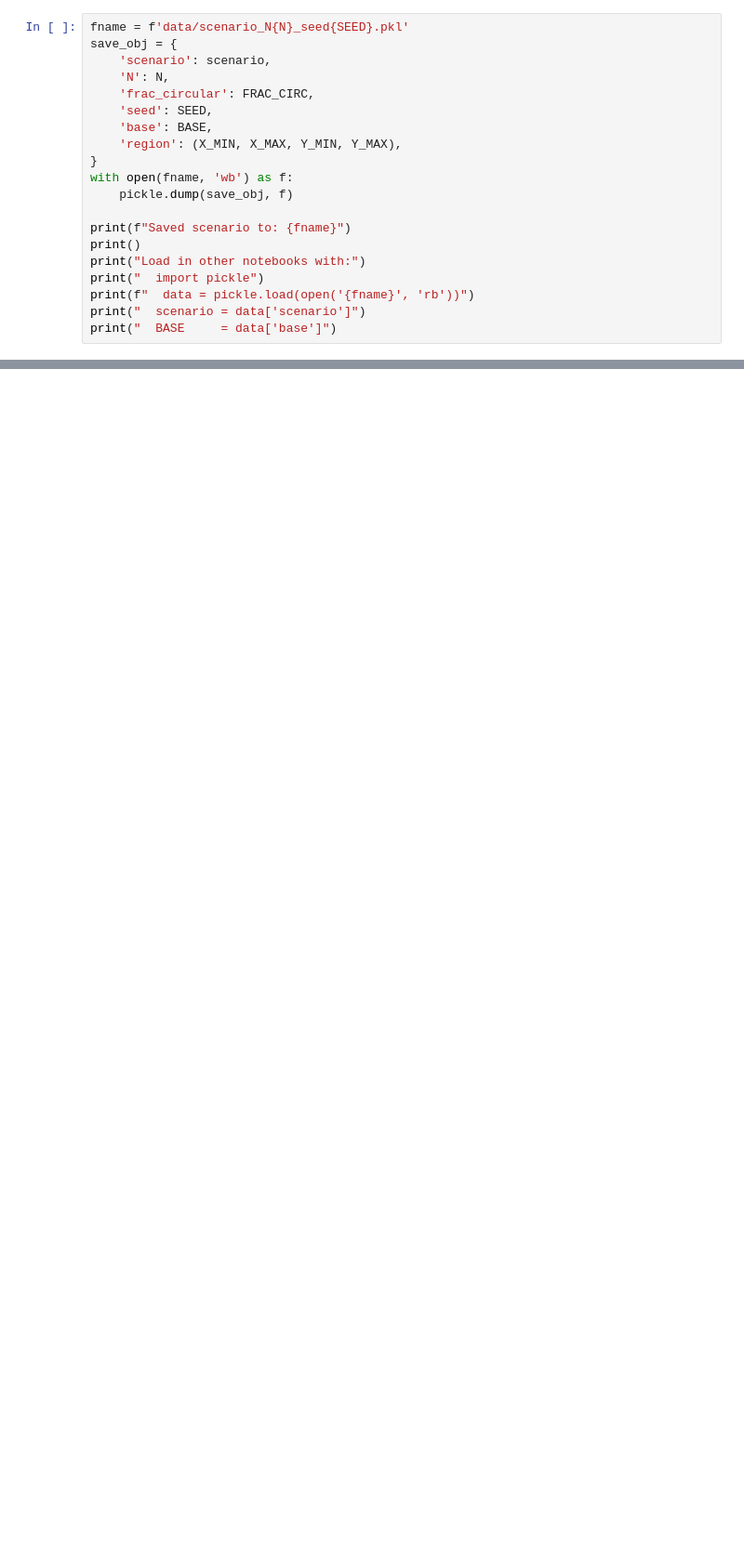
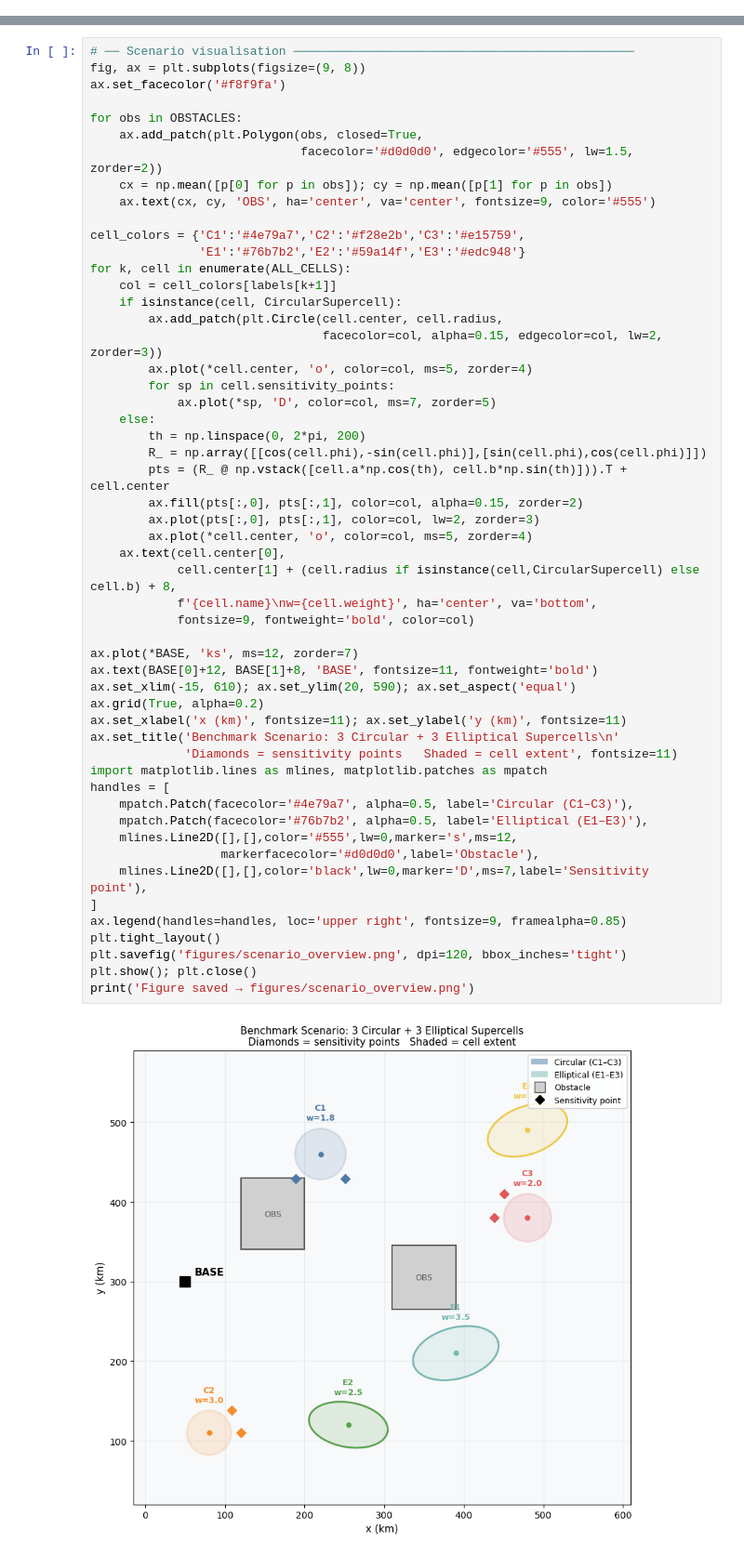
Before and after one commit to xf37/aerial-met-survey-optimizer, a Jupyter notebook: 00_simulation_data.ipynb, the cells around one changed output, grey strips where cells are left out. Shown at 93% size. Drawn from its saved outputs; the diff is of its cells as text; blank space fills up the shorter version.

```diff
--- a/00_simulation_data.ipynb
+++ b/00_simulation_data.ipynb
@@ -365,20 +0,0 @@ Inter-cell centroid distances:
-# %%
-fname = f'data/scenario_N{N}_seed{SEED}.pkl'
-save_obj = {
-    'scenario': scenario,
-    'N': N,
-    'frac_circular': FRAC_CIRC,
-    'seed': SEED,
-    'base': BASE,
-    'region': (X_MIN, X_MAX, Y_MIN, Y_MAX),
-}
-with open(fname, 'wb') as f:
-    pickle.dump(save_obj, f)
-
-print(f"Saved scenario to: {fname}")
-print()
-print("Load in other notebooks with:")
-print("  import pickle")
-print(f"  data = pickle.load(open('{fname}', 'rb'))")
-print("  scenario = data['scenario']")
-print("  BASE     = data['base']")
@@ -384,0 +194,55 @@ print("  BASE     = data['base']")
+# %%
+# ── Scenario visualisation ───────────────────────────────────────────────
+fig, ax = plt.subplots(figsize=(9, 8))
+ax.set_facecolor('#f8f9fa')
+
+for obs in OBSTACLES:
+    ax.add_patch(plt.Polygon(obs, closed=True,
+                             facecolor='#d0d0d0', edgecolor='#555', lw=1.5, zorder=2))
+    cx = np.mean([p[0] for p in obs]); cy = np.mean([p[1] for p in obs])
+    ax.text(cx, cy, 'OBS', ha='center', va='center', fontsize=9, color='#555')
+
+cell_colors = {'C1':'#4e79a7','C2':'#f28e2b','C3':'#e15759',
+               'E1':'#76b7b2','E2':'#59a14f','E3':'#edc948'}
+for k, cell in enumerate(ALL_CELLS):
+    col = cell_colors[labels[k+1]]
+    if isinstance(cell, CircularSupercell):
+        ax.add_patch(plt.Circle(cell.center, cell.radius,
+                                facecolor=col, alpha=0.15, edgecolor=col, lw=2, zorder=3))
+        ax.plot(*cell.center, 'o', color=col, ms=5, zorder=4)
+        for sp in cell.sensitivity_points:
+            ax.plot(*sp, 'D', color=col, ms=7, zorder=5)
+    else:
+        th = np.linspace(0, 2*pi, 200)
+        R_ = np.array([[cos(cell.phi),-sin(cell.phi)],[sin(cell.phi),cos(cell.phi)]])
+        pts = (R_ @ np.vstack([cell.a*np.cos(th), cell.b*np.sin(th)])).T + cell.center
+        ax.fill(pts[:,0], pts[:,1], color=col, alpha=0.15, zorder=2)
+        ax.plot(pts[:,0], pts[:,1], color=col, lw=2, zorder=3)
+        ax.plot(*cell.center, 'o', color=col, ms=5, zorder=4)
+    ax.text(cell.center[0],
+            cell.center[1] + (cell.radius if isinstance(cell,CircularSupercell) else cell.b) + 8,
+            f'{cell.name}\nw={cell.weight}', ha='center', va='bottom',
+            fontsize=9, fontweight='bold', color=col)
+
+ax.plot(*BASE, 'ks', ms=12, zorder=7)
+ax.text(BASE[0]+12, BASE[1]+8, 'BASE', fontsize=11, fontweight='bold')
+ax.set_xlim(-15, 610); ax.set_ylim(20, 590); ax.set_aspect('equal')
+ax.grid(True, alpha=0.2)
+ax.set_xlabel('x (km)', fontsize=11); ax.set_ylabel('y (km)', fontsize=11)
+ax.set_title('Benchmark Scenario: 3 Circular + 3 Elliptical Supercells\n'
+             'Diamonds = sensitivity points   Shaded = cell extent', fontsize=11)
+import matplotlib.lines as mlines, matplotlib.patches as mpatch
+handles = [
+    mpatch.Patch(facecolor='#4e79a7', alpha=0.5, label='Circular (C1–C3)'),
+    mpatch.Patch(facecolor='#76b7b2', alpha=0.5, label='Elliptical (E1–E3)'),
+    mlines.Line2D([],[],color='#555',lw=0,marker='s',ms=12,
+                  markerfacecolor='#d0d0d0',label='Obstacle'),
+    mlines.Line2D([],[],color='black',lw=0,marker='D',ms=7,label='Sensitivity point'),
+]
+ax.legend(handles=handles, loc='upper right', fontsize=9, framealpha=0.85)
+plt.tight_layout()
+plt.savefig('figures/scenario_overview.png', dpi=120, bbox_inches='tight')
+plt.show(); plt.close()
+print('Figure saved → figures/scenario_overview.png')
+# %% [output]
+[figure, added]
```
Also changed, not shown: parts of 11 cells of this notebook, 43 other files.
